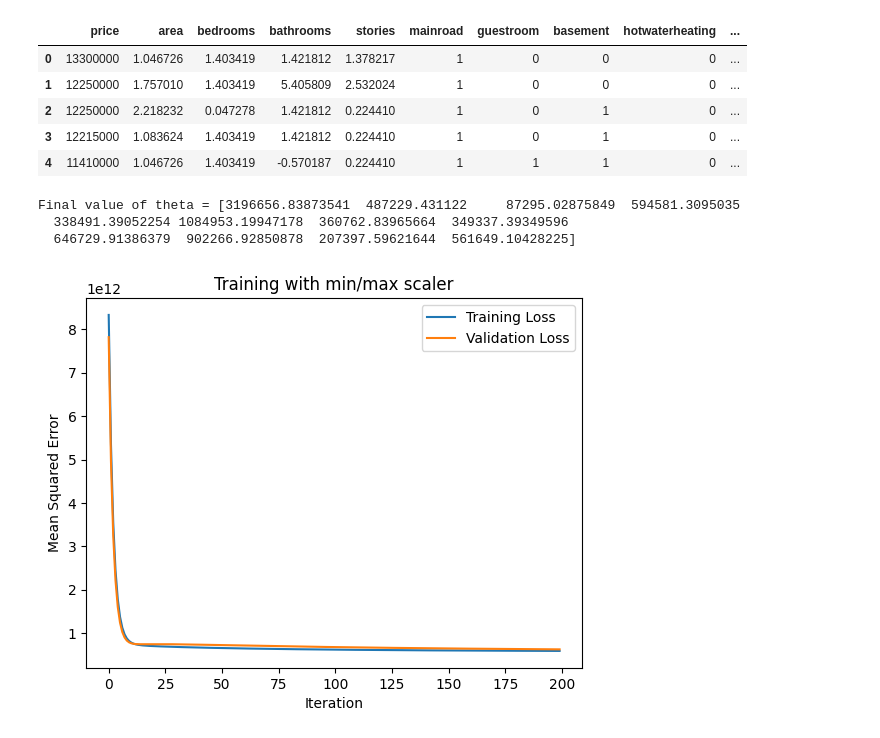
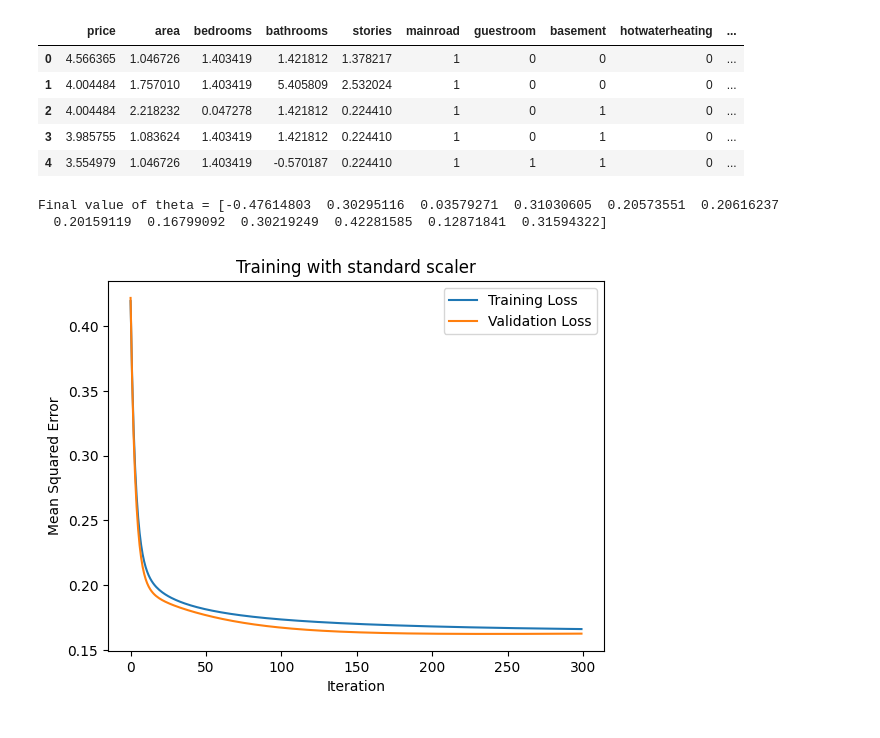
Before and after one commit to swetzel1/introduction_to_ml, a Jupyter notebook: homework_2/hw2_problem2b_standard.ipynb, the cells around one changed output. Drawn from its saved outputs; the diff is of its cells as text; code cells hidden in the pictures.

Commit message:
Added normalization of output

```diff
--- a/homework_2/hw2_problem2b_standard.ipynb
+++ b/homework_2/hw2_problem2b_standard.ipynb
@@ -35,18 +33,23 @@ df[varlist] = df[varlist].apply(binary_map)
 # %%
 from sklearn.preprocessing import StandardScaler
 scaler = StandardScaler()
-# Apply scaler() to all the columns except the 'yes-no' and 'dummy' variables
-num_vars = ['area', 'bedrooms', 'bathrooms', 'stories', 'parking']
+
+#don't normalize output
+#num_vars = ['area', 'bedrooms', 'bathrooms', 'stories', 'parking']
+
+#normalize output
+num_vars = ['price', 'area', 'bedrooms', 'bathrooms', 'stories', 'parking']
+
 
 df[num_vars] = scaler.fit_transform(df[num_vars])
 df.head()
 # %% [output]
 |  | price | area | bedrooms | bathrooms | stories | mainroad | guestroom | basement | hotwaterheating | ... |
-| 0 | 13300000 | 1.046726 | 1.403419 | 1.421812 | 1.378217 | 1 | 0 | 0 | 0 | ... |
-| 1 | 12250000 | 1.757010 | 1.403419 | 5.405809 | 2.532024 | 1 | 0 | 0 | 0 | ... |
-| 2 | 12250000 | 2.218232 | 0.047278 | 1.421812 | 0.224410 | 1 | 0 | 1 | 0 | ... |
-| 3 | 12215000 | 1.083624 | 1.403419 | 1.421812 | 0.224410 | 1 | 0 | 1 | 0 | ... |
-| 4 | 11410000 | 1.046726 | 1.403419 | -0.570187 | 0.224410 | 1 | 1 | 1 | 0 | ... |
+| 0 | 4.566365 | 1.046726 | 1.403419 | 1.421812 | 1.378217 | 1 | 0 | 0 | 0 | ... |
+| 1 | 4.004484 | 1.757010 | 1.403419 | 5.405809 | 2.532024 | 1 | 0 | 0 | 0 | ... |
+| 2 | 4.004484 | 2.218232 | 0.047278 | 1.421812 | 0.224410 | 1 | 0 | 1 | 0 | ... |
+| 3 | 3.985755 | 1.083624 | 1.403419 | 1.421812 | 0.224410 | 1 | 0 | 1 | 0 | ... |
+| 4 | 3.554979 | 1.046726 | 1.403419 | -0.570187 | 0.224410 | 1 | 1 | 1 | 0 | ... |
 # %%
 from sklearn.model_selection import train_test_split
 
@@ -111,24 +114,23 @@ def predict_value(x1,x2,x3, theta):
 
 theta = np.zeros(x_train.shape[1]) #initalize theta
 
-iterations = 200
-alpha = 0.1
+iterations = 300
+alpha = 0.08
 
 theta, training_loss_history, validation_loss_history = gradient_descent(x_train, y_train, x_val, y_val, theta, alpha, iterations)
 print('Final value of theta =', theta)
 #print('loss_history =', training_loss_history[:5], '...')
 # %% [output]
-Final value of theta = [3196656.83873541  487229.431122     87295.02875849  594581.3095035
-  338491.39052254 1084953.19947178  360762.83965664  349337.39349596
-  646729.91386379  902266.92850878  207397.59621644  561649.10428225]
+Final value of theta = [-0.47614803  0.30295116  0.03579271  0.31030605  0.20573551  0.20616237
+  0.20159119  0.16799092  0.30219249  0.42281585  0.12871841  0.31594322]
 # %%
 # Plot the training and validation loss after each iteration
 plt.plot(training_loss_history, label="Training Loss")
 plt.plot(validation_loss_history, label="Validation Loss")
 plt.xlabel("Iteration")
 plt.ylabel("Mean Squared Error")
 plt.legend()
-plt.title("Training with min/max scaler")
+plt.title("Training with standard scaler")
 plt.show()
 # %% [output]
-[figure, old version]
+[figure, new version]
```
Also changed, not shown: parts of 2 cells of this notebook.
